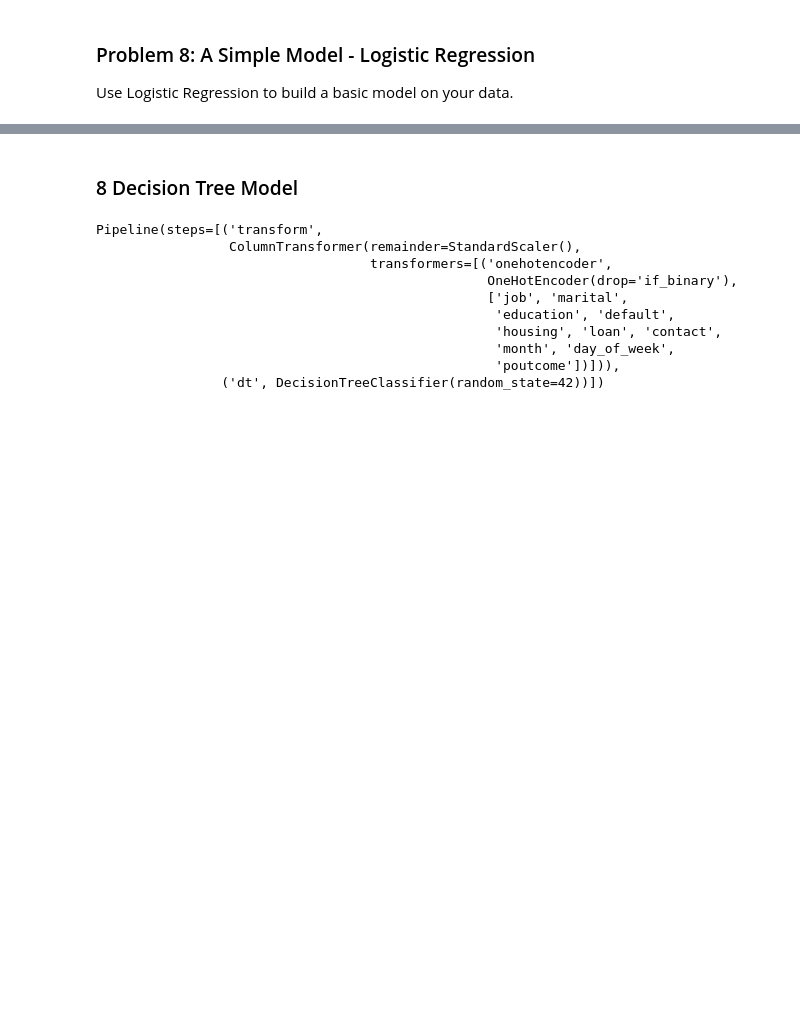
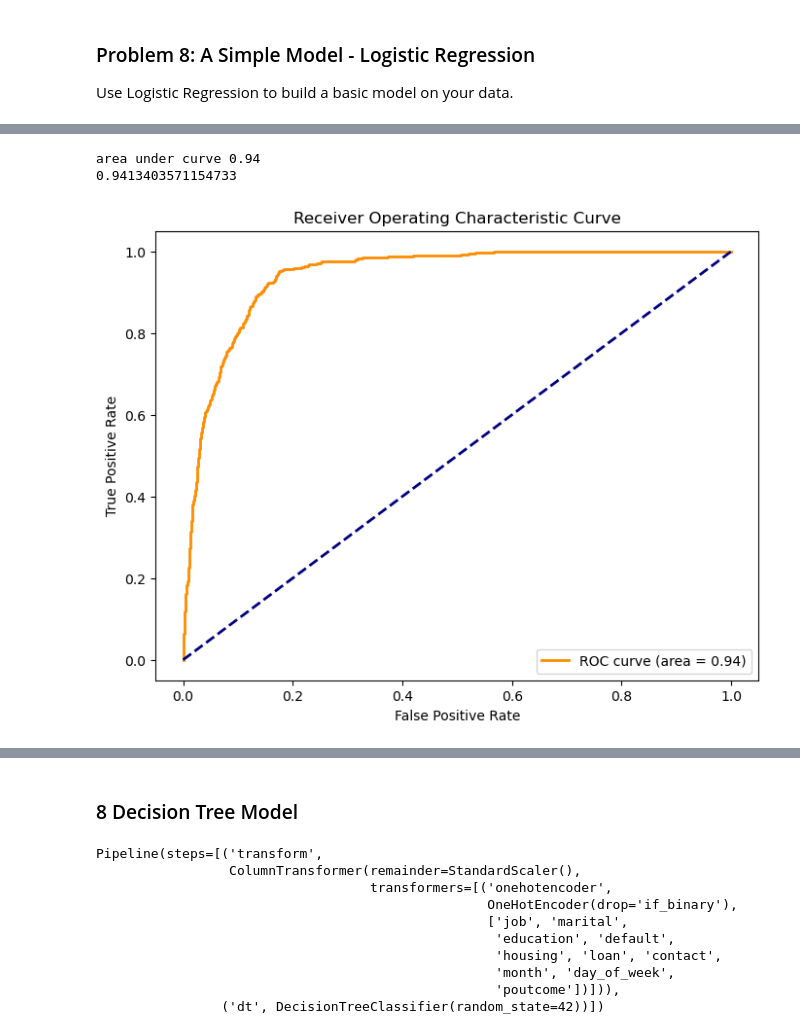
Before and after one commit to mgk2014/PCMLAI-bankcampaign, a Jupyter notebook: prompt_III.ipynb, the cells around one changed output, grey strips where cells are left out. Saved outputs shown, nothing was run; the diff lists cells and outputs as text; code cells hidden in the pictures; blank space fills up the shorter version.

```diff
--- a/prompt_III.ipynb
+++ b/prompt_III.ipynb
@@ -571,0 +684,29 @@ Macro-F1 Score: 0.7267791005982307
+# %%
+from sklearn.metrics import roc_curve, auc
+
+
+
+# actual classifier
+
+y_pred = lr_grid.predict_proba(X_test)[:,1]
+
+fpr, tpr, thresholds = roc_curve(y_test, y_pred, pos_label='yes')
+
+roc_auc = auc(fpr, tpr)
+print(f"area under curve {round(roc_auc,2)}")
+
+plt.figure(figsize=(8, 6))
+
+plt.plot(fpr, tpr, color='darkorange', lw=2, label='ROC curve (area = %0.2f)' % roc_auc)
+#plt.plot(fpr_dummy, tpr_dummy, color='blue', lw=2, linestyle='--', label='Dummy Classifier (area = %0.2f)' % roc_auc_dummy)
+
+plt.plot([0, 1], [0, 1], color='navy', lw=2, linestyle='--')  # Diagonal line (random classifier)
+plt.xlabel('False Positive Rate')
+plt.ylabel('True Positive Rate')
+plt.title('Receiver Operating Characteristic Curve')
+plt.legend(loc='lower right')
+plt.show()
+# %% [output]
+area under curve 0.94
+0.9413403571154733
+[figure, added]
```
Also changed, not shown: parts of 22 cells of this notebook.
